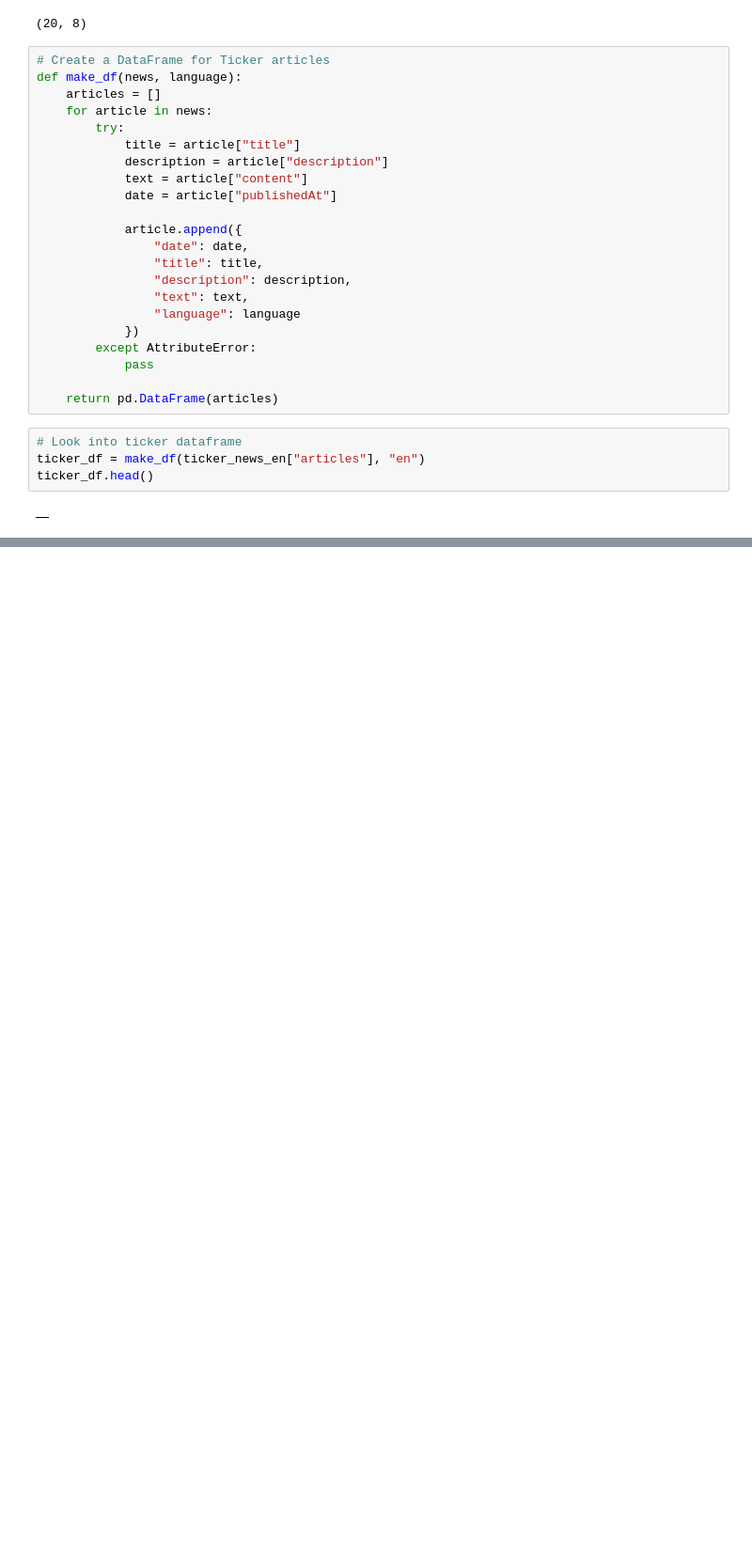
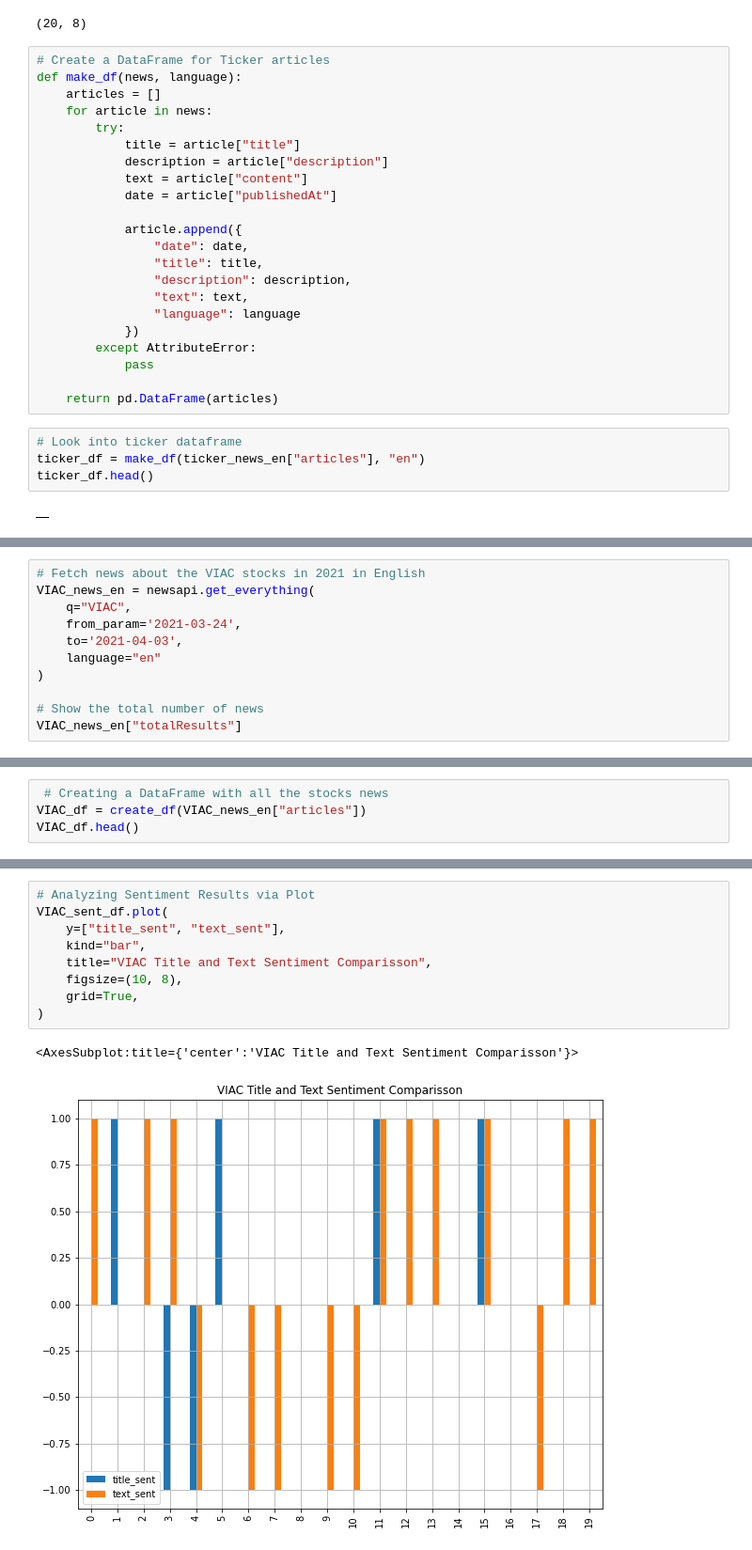
Before and after one commit to estevancersa/DEEGA-ETF, a Jupyter notebook: Code/StockNews.ipynb, the cells around one changed output, grey strips where cells are left out. Shown: that part at 94% size. Cells and saved outputs as stored; diff of their text form; blank space fills up the shorter version.

```diff
--- a/Code/StockNews.ipynb
+++ b/Code/StockNews.ipynb
@@ -307,0 +657,11 @@ ticker_df.head()
+# %%
+# Fetch news about the VIAC stocks in 2021 in English
+VIAC_news_en = newsapi.get_everything(
+    q="VIAC",
+    from_param='2021-03-24',
+    to='2021-04-03',
+    language="en"
+)
+
+# Show the total number of news
+VIAC_news_en["totalResults"]
@@ -307,0 +670,4 @@ ticker_df.head()
+# %%
+ # Creating a DataFrame with all the stocks news
+VIAC_df = create_df(VIAC_news_en["articles"])
+VIAC_df.head()
@@ -307,0 +731,12 @@ ticker_df.head()
+# %%
+# Analyzing Sentiment Results via Plot
+VIAC_sent_df.plot(
+    y=["title_sent", "text_sent"],
+    kind="bar",
+    title="VIAC Title and Text Sentiment Comparisson",
+    figsize=(10, 8),
+    grid=True,
+)
+# %% [output]
+<AxesSubplot:title={'center':'VIAC Title and Text Sentiment Comparisson'}>
+[figure, added]
```
Also changed, not shown: parts of 116 cells of this notebook, 2 other files.
